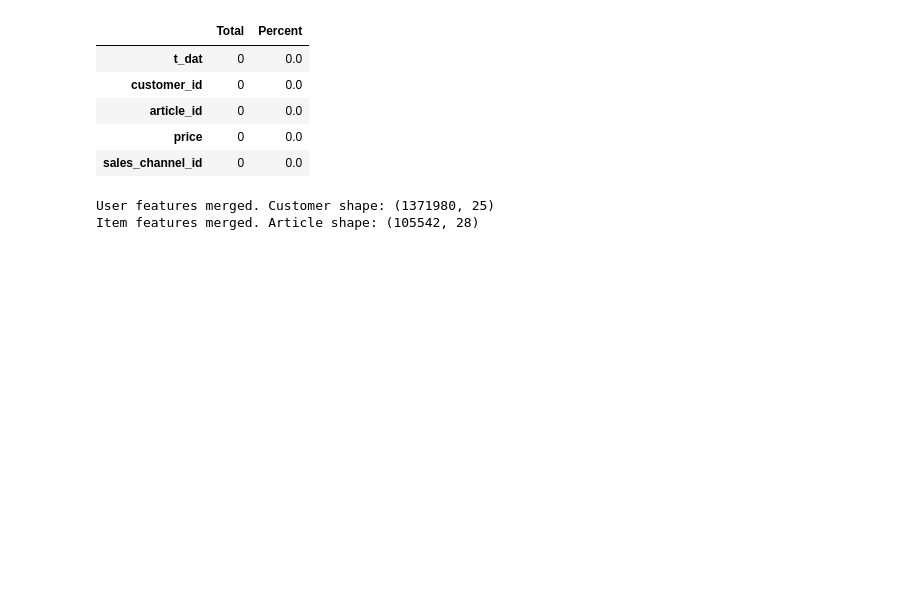
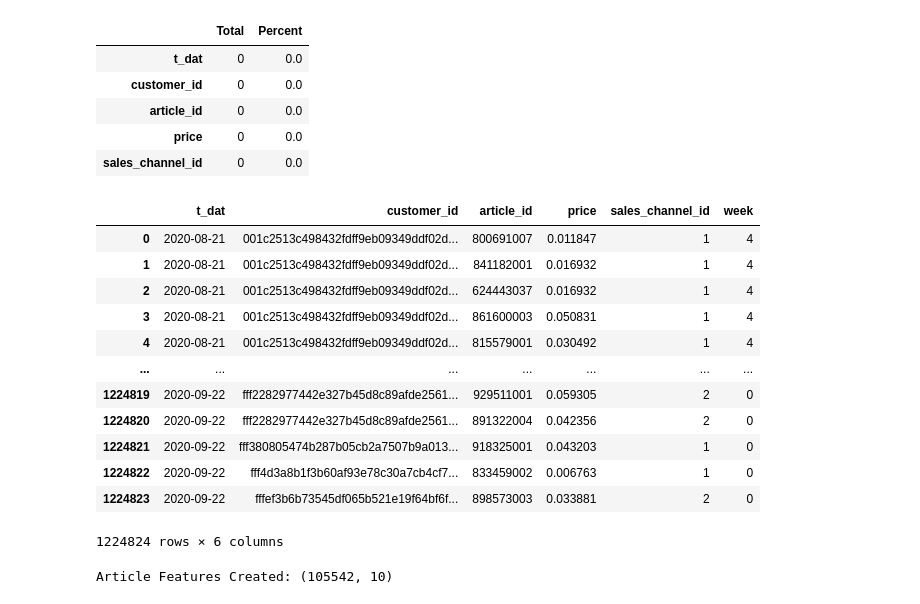
Before and after one commit to MinhGioChai/PowerBI-Final, a Jupyter notebook: FEupdate.ipynb, the cells around one changed output. Saved outputs shown, nothing was run; the diff lists cells and outputs as text; code cells hidden in the pictures; blank space fills up the shorter version.

```diff
--- a/FEupdate.ipynb
+++ b/FEupdate.ipynb
@@ -175,36 +130,59 @@ missing_data(df_transactions)
 | article_id | 0 | 0.0 |
 | price | 0 | 0.0 |
 | sales_channel_id | 0 | 0.0 |
+# %%
+df_transactions_recent
+# %% [output]
+|  | t_dat | customer_id | article_id | price | sales_channel_id | week |
+| 0 | 2020-08-21 | 001c2513c498432fdff9eb09349ddf02d... | 800691007 | 0.011847 | 1 | 4 |
+| 1 | 2020-08-21 | 001c2513c498432fdff9eb09349ddf02d... | 841182001 | 0.016932 | 1 | 4 |
+| 2 | 2020-08-21 | 001c2513c498432fdff9eb09349ddf02d... | 624443037 | 0.016932 | 1 | 4 |
+| 3 | 2020-08-21 | 001c2513c498432fdff9eb09349ddf02d... | 861600003 | 0.050831 | 1 | 4 |
+| 4 | 2020-08-21 | 001c2513c498432fdff9eb09349ddf02d... | 815579001 | 0.030492 | 1 | 4 |
+| ... | ... | ... | ... | ... | ... | ... |
+| 1224819 | 2020-09-22 | fff2282977442e327b45d8c89afde2561... | 929511001 | 0.059305 | 2 | 0 |
+| 1224820 | 2020-09-22 | fff2282977442e327b45d8c89afde2561... | 891322004 | 0.042356 | 2 | 0 |
+| 1224821 | 2020-09-22 | fff380805474b287b05cb2a7507b9a013... | 918325001 | 0.043203 | 1 | 0 |
+| 1224822 | 2020-09-22 | fff4d3a8b1f3b60af93e78c30a7cb4cf7... | 833459002 | 0.006763 | 1 | 0 |
+| 1224823 | 2020-09-22 | fffef3b6b73545df065b521e19f64bf6f... | 898573003 | 0.033881 | 2 | 0 |
+1224824 rows × 6 columns
 # %%
-# Transaction features (using 5-week window only)
+# Recent Popularity ( Độ phổ biến gần đây)
+# Vai trò: Model học được "sản phẩm đang trend". Món nào được mua nhiều trong tuần gần nhất có thể sẽ tiếp tục được mua.
+# Remove old columns if they already exist (avoid merge conflicts)
+df_items = df_items.drop(columns=[c for c in ['pop_1week', 'pop_2week'] if c in df_items.columns], errors='ignore')
 
-# Purchase frequency per user
-user_purchase_count = df_transactions_recent.groupby('customer_id').size().reset_index(name='purchase_count')
+# Week 1 popularity
+pop_1week = (
+    df_transactions_recent[df_transactions_recent['week'] == 1]
+    .groupby('article_id')
+    .size()
+    .reset_index(name='pop_1week')
+)
 
-# Item popularity
-item_popularity = df_transactions_recent.groupby('article_id').size().reset_index(name='popularity')
+# Week 2 popularity
+pop_2week = (
+    df_transactions_recent[df_transactions_recent['week'] == 2]
+    .groupby('article_id')
+    .size()
+    .reset_index(name='pop_2week')
+)
 
-# Average price per user
-user_avg_price = df_transactions_recent.groupby('customer_id')['price'].mean().reset_index(name='avg_price')
+# Merge
+df_items = df_items.merge(pop_1week, on='article_id', how='left')
+df_items = df_items.merge(pop_2week, on='article_id', how='left')
 
-# Last purchase date per user
-user_last_purchase = df_transactions_recent.groupby('customer_id')['t_dat'].max().reset_index(name='last_purchase')
+# Fill NA only for new columns
+df_items[['pop_1week', 'pop_2week']] = df_items[['pop_1week', 'pop_2week']].fillna(0)
 
-# Recency (days since last purchase in the 5-week window)
-max_date = df_transactions_recent['t_dat'].max()
-user_last_purchase['recency'] = (max_date - user_last_purchase['last_purchase']).dt.days
+# Popularity trend
+df_items['popularity_trend'] = (
+    (df_items['pop_1week'] - df_items['pop_2week']) / df_items['pop_2week'] + 1)
 
-# Merge user features
-df_customer = df_customer.merge(user_purchase_count, on='customer_id', how='left').fillna(0)
-df_customer = df_customer.merge(user_avg_price, on='customer_id', how='left').fillna(0)
-df_customer = df_customer.merge(user_last_purchase[['customer_id', 'recency']], on='customer_id', how='left').fillna(999)
-
-# For items, convert article_id to int for merge compatibility
-item_popularity['article_id'] = item_popularity['article_id'].astype(int)
-df_articles = df_articles.merge(item_popularity, on='article_id', how='left').fillna(0)
-
-print('User features merged. Customer shape:', df_customer.shape)
-print('Item features merged. Article shape:', df_articles.shape)
+# Feature 3: Average Price (Giá trung bình của món hàng)
+# Vai trò: Xác định phân khúc sản phẩm (Cao cấp hay Bình dân).
+avg_price = df_transactions_recent.groupby('article_id')['price'].mean().reset_index(name='item_avg_price')
+df_items = df_items.merge(avg_price, on='article_id', how='left')
+print(f"Article Features Created: {df_items.shape}")
 # %% [output]
-User features merged. Customer shape: (1371980, 25)
-Item features merged. Article shape: (105542, 28)
+Article Features Created: (105542, 10)
```
Also changed, not shown: parts of 16 cells of this notebook.
